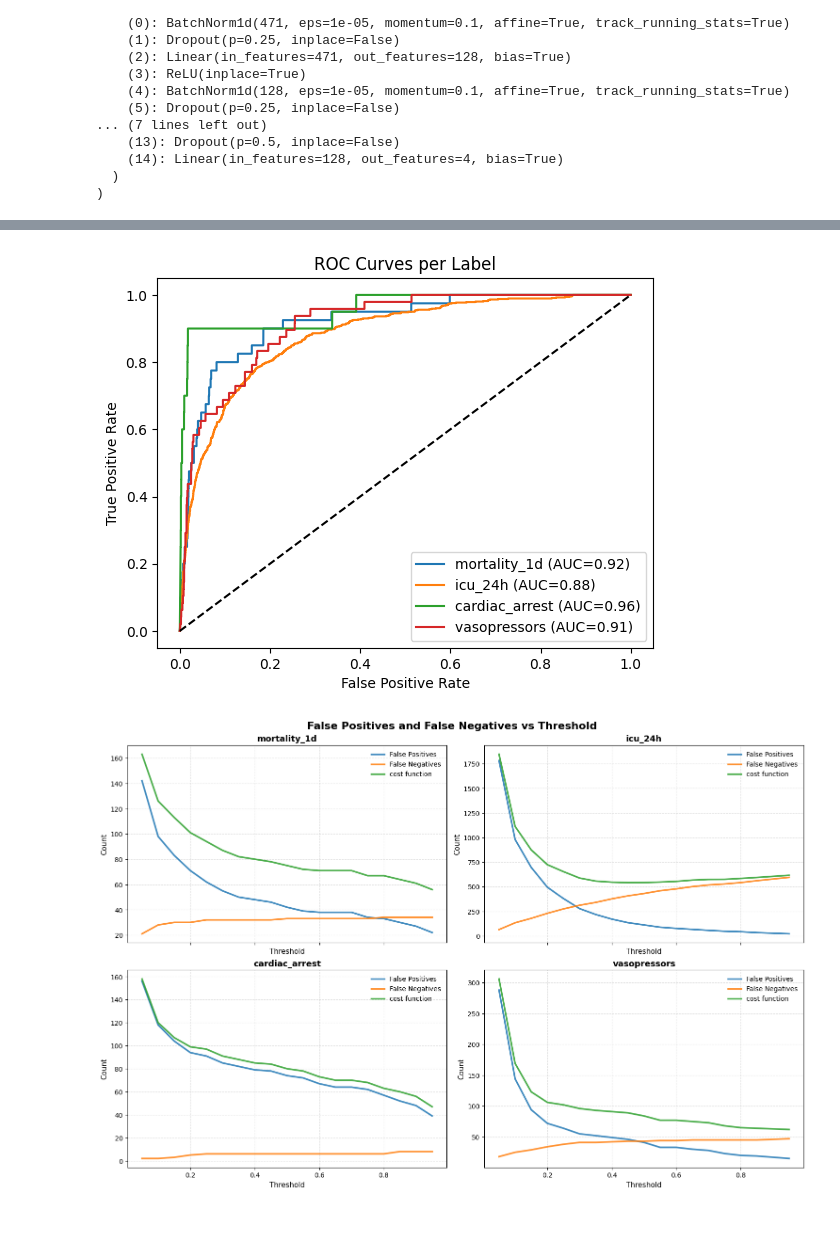
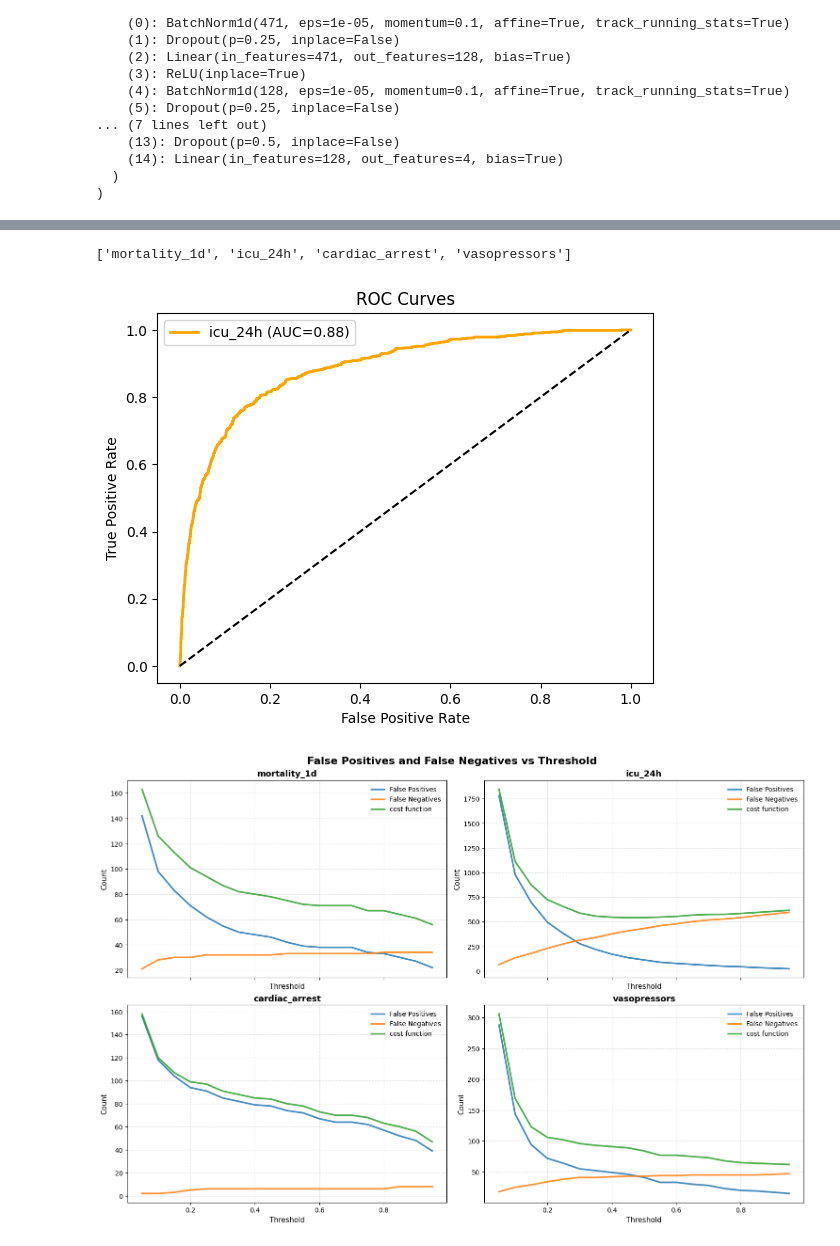
Before and after one commit to cookiehyun/Q-Model, a Jupyter notebook: Medical_DA_in_DL.ipynb, the cells around one changed output, grey strips where cells are left out. Saved outputs shown, nothing was run; the diff lists cells and outputs as text; code cells hidden in the pictures.

```diff
--- a/Medical_DA_in_DL.ipynb
+++ b/Medical_DA_in_DL.ipynb
@@ -444,27 +565,36 @@ Index(['threshold', 'sensitivity', 'specificity', 'precision', 'false_alarms',
+# %%
+lbl_itos_deterioration
+# %% [output]
+['mortality_1d', 'icu_24h', 'cardiac_arrest', 'vasopressors']
 # %%
 plt.figure()
 
-for i, lbl in enumerate(lbl_itos_deterioration):
+mask = ~np.isnan(all_labels[:, 1])
 
-    mask = ~np.isnan(all_labels[:, i])
+y_true = all_labels[mask, 1]
+y_prob = all_preds[mask, 1]
 
-    y_true = all_labels[mask, i]
-    y_prob = all_preds[mask, i]
+fpr, tpr, _ = roc_curve(y_true, y_prob)
+roc_auc = auc(fpr, tpr)
 
-    fpr, tpr, _ = roc_curve(y_true, y_prob)
-    roc_auc = auc(fpr, tpr)
-
-    plt.plot(fpr, tpr, label=f"{lbl} (AUC={roc_auc:.2f})")
+plt.plot(
+    fpr,
+    tpr,
+    color="orange",
+    linewidth=2,
+    label=f"{'icu_24h'} (AUC={roc_auc:.2f})"
+)
 
 plt.plot([0, 1], [0, 1], "--", color="black")
 
 plt.xlabel("False Positive Rate")
 plt.ylabel("True Positive Rate")
-plt.title("ROC Curves per Label")
+plt.title("ROC Curves")
 plt.legend()
+
 plt.show()
 # %% [output]
-[figure, old version]
+[figure, new version]
 # %%
 labels = results_df["label"].unique()
 best_row=[]
```
Also changed, not shown: parts of 14 cells of this notebook.
